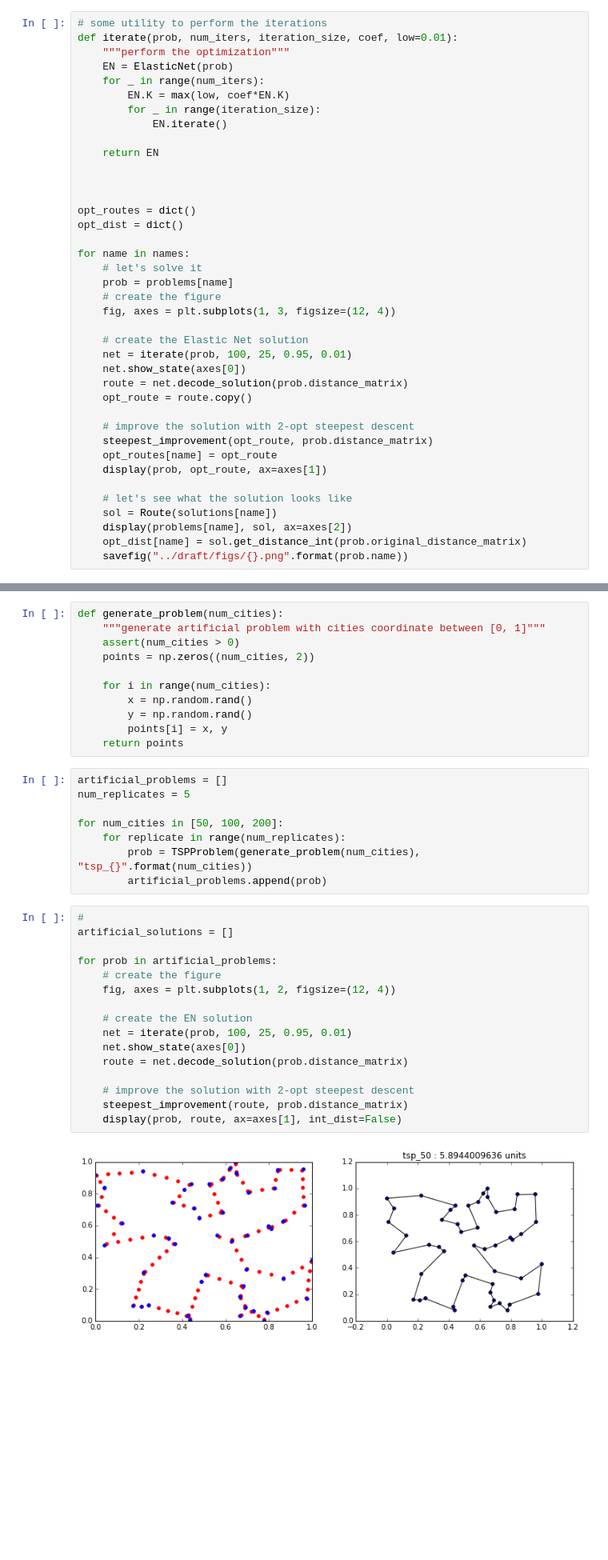
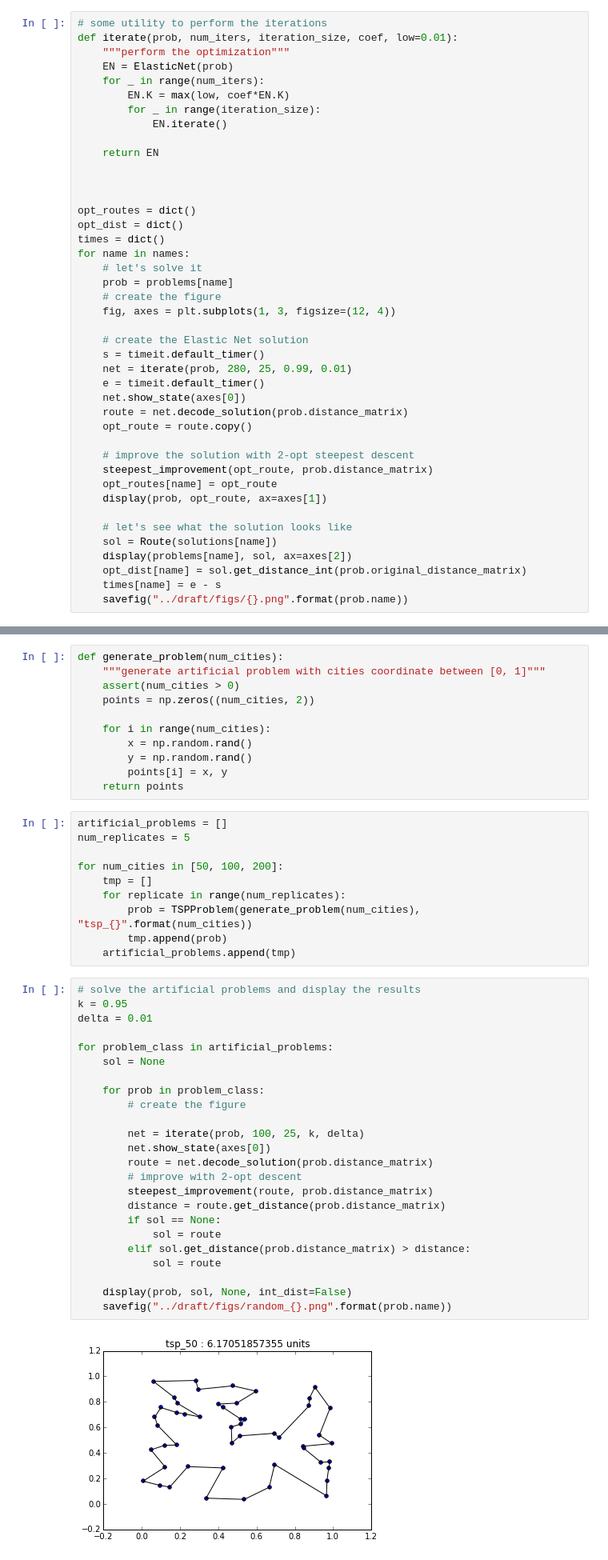
Before and after one commit to fracta/ift6751_metaheuristiques_optimisation-, a Jupyter notebook: devoir3/src/Homework3.ipynb, the cells around one changed output, grey strips where cells are left out. Shown at 80% size. Saved outputs shown, nothing was run; the diff lists cells and outputs as text; blank space fills up the shorter version.

```diff
--- a/devoir3/src/Homework3.ipynb
+++ b/devoir3/src/Homework3.ipynb
@@ -360,7 +361,7 @@ def iterate(prob, num_iters, iteration_size, coef, low=0.01):
 
 opt_routes = dict()
 opt_dist = dict()
-
+times = dict()
 for name in names:
     # let's solve it
     prob = problems[name]
@@ -368,7 +369,9 @@ for name in names:
     fig, axes = plt.subplots(1, 3, figsize=(12, 4))
 
     # create the Elastic Net solution
-    net = iterate(prob, 100, 25, 0.95, 0.01)
+    s = timeit.default_timer()
+    net = iterate(prob, 280, 25, 0.99, 0.01)
+    e = timeit.default_timer()
     net.show_state(axes[0])
     route = net.decode_solution(prob.distance_matrix)
     opt_route = route.copy()
@@ -382,5 +385,6 @@ for name in names:
     sol = Route(solutions[name])
     display(problems[name], sol, ax=axes[2])
     opt_dist[name] = sol.get_distance_int(prob.original_distance_matrix)
+    times[name] = e - s
     savefig("../draft/figs/{}.png".format(prob.name))
 # %% [output]
@@ -449,24 +471,34 @@ artificial_problems = []
 num_replicates = 5
 
 for num_cities in [50, 100, 200]:
+    tmp = []
     for replicate in range(num_replicates):
         prob = TSPProblem(generate_problem(num_cities), "tsp_{}".format(num_cities))
-        artificial_problems.append(prob)
+        tmp.append(prob)
+    artificial_problems.append(tmp)
 # %%
-#
-artificial_solutions = []
+# solve the artificial problems and display the results
+k = 0.95
+delta = 0.01
 
-for prob in artificial_problems:
-    # create the figure
-    fig, axes = plt.subplots(1, 2, figsize=(12, 4))
+for problem_class in artificial_problems:
+    sol = None
 
-    # create the EN solution
-    net = iterate(prob, 100, 25, 0.95, 0.01)
-    net.show_state(axes[0])
-    route = net.decode_solution(prob.distance_matrix)
+    for prob in problem_class:
+        # create the figure
 
-    # improve the solution with 2-opt steepest descent
-    steepest_improvement(route, prob.distance_matrix)
-    display(prob, route, ax=axes[1], int_dist=False)
+        net = iterate(prob, 100, 25, k, delta)
+        net.show_state(axes[0])
+        route = net.decode_solution(prob.distance_matrix)
+        # improve with 2-opt descent
+        steepest_improvement(route, prob.distance_matrix)
+        distance = route.get_distance(prob.distance_matrix)
+        if sol == None:
+            sol = route
+        elif sol.get_distance(prob.distance_matrix) > distance:
+            sol = route
+
+    display(prob, sol, None, int_dist=False)
+    savefig("../draft/figs/random_{}.png".format(prob.name))
 # %% [output]
-[figure, old version]
+[figure, new version]
```
Also changed, not shown: parts of 6 cells of this notebook, 27 other files.
